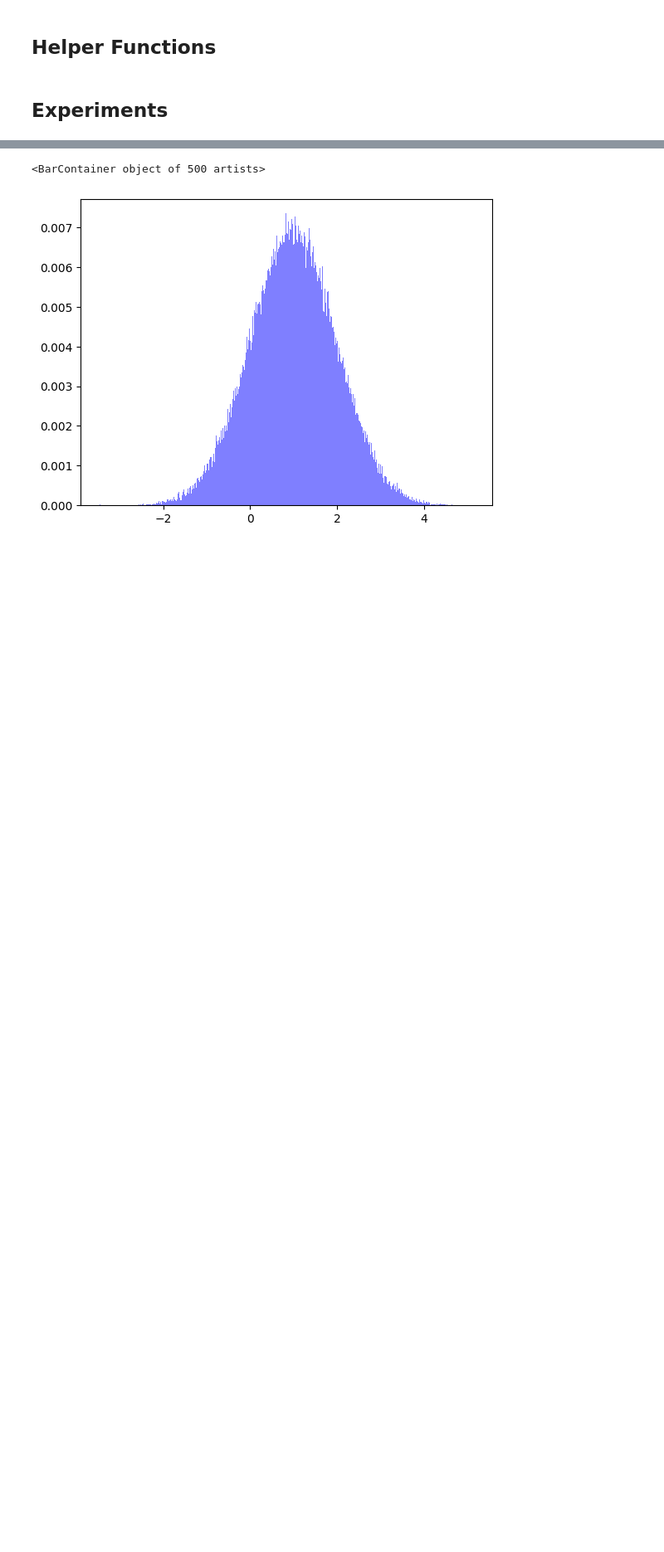
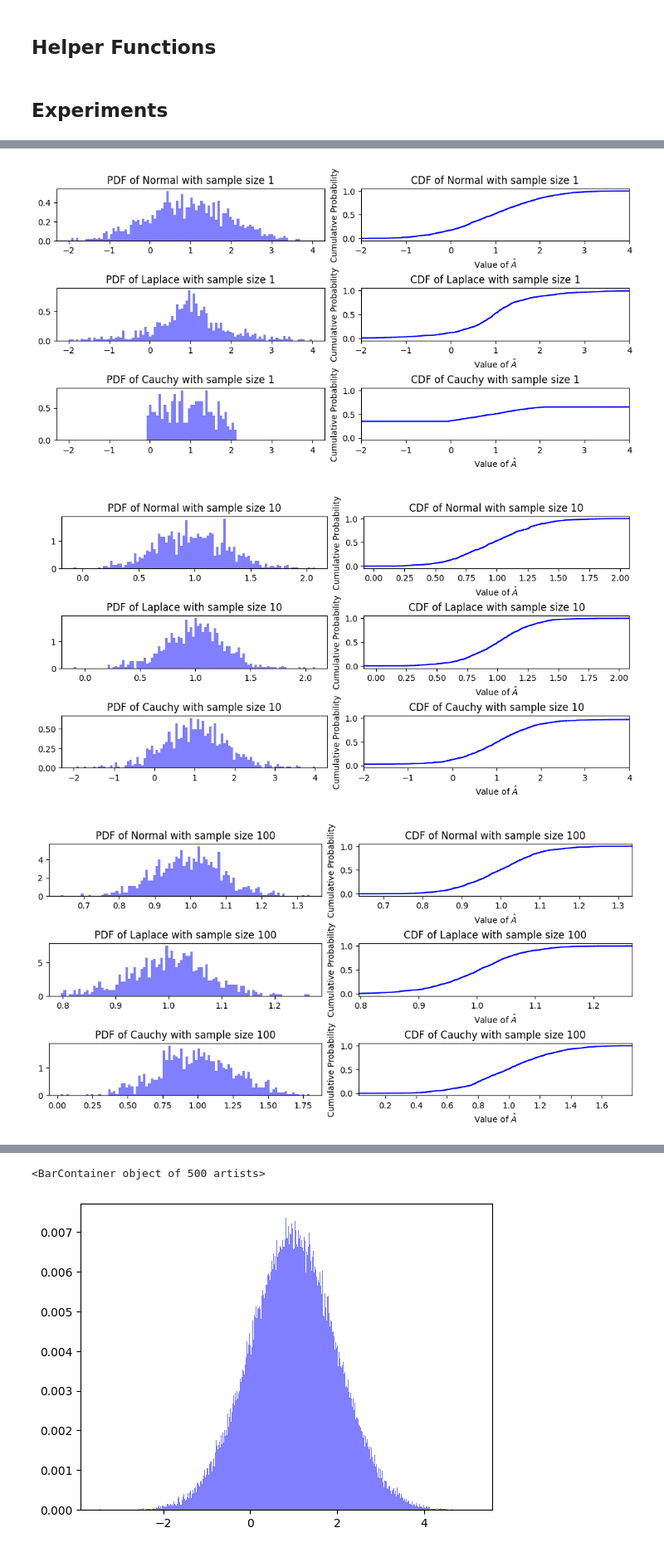
Before and after one commit to JG-0212/Estimation_theory_project, a Jupyter notebook: Mini Project 1/Project.ipynb, the cells around one changed output, grey strips where cells are left out. Shown at 83% size. Saved outputs shown, nothing was run; the diff lists cells and outputs as text; code cells hidden in the pictures; blank space fills up the shorter version.

```diff
--- a/Mini Project 1/Project.ipynb
+++ b/Mini Project 1/Project.ipynb
@@ -103,0 +167,6 @@ def plotCDFs(data, label='CDF', color='blue'):
+# %%
+plotCDFsAndPDFs(N, estimates1, stats1)
+# %% [output]
+[figure, added]
+[figure, added]
+[figure, added]
```
Also changed, not shown: parts of 14 cells of this notebook.
